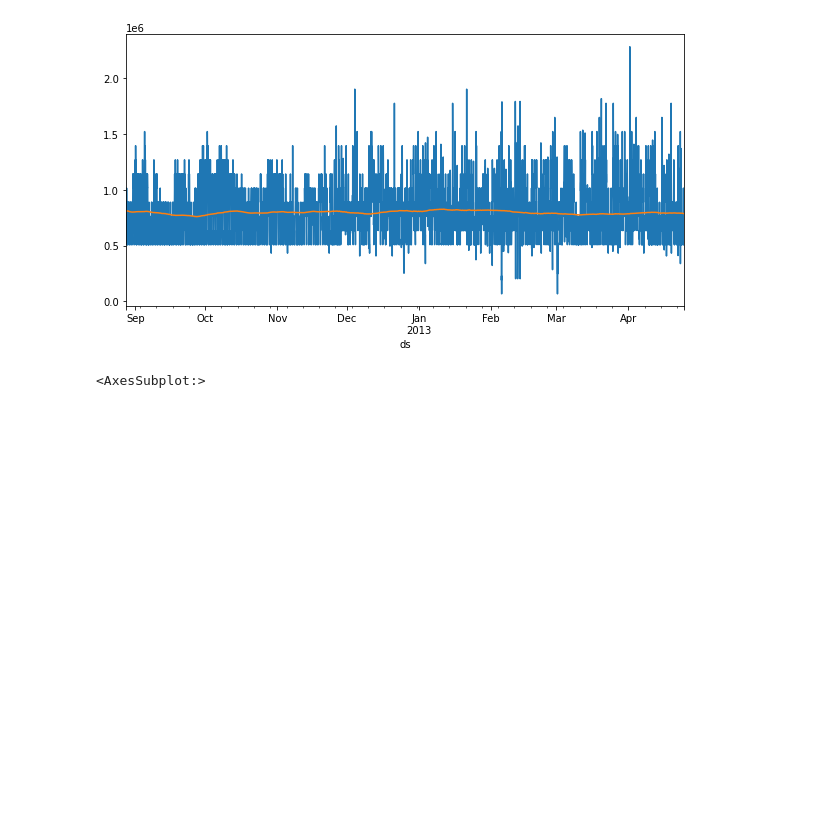
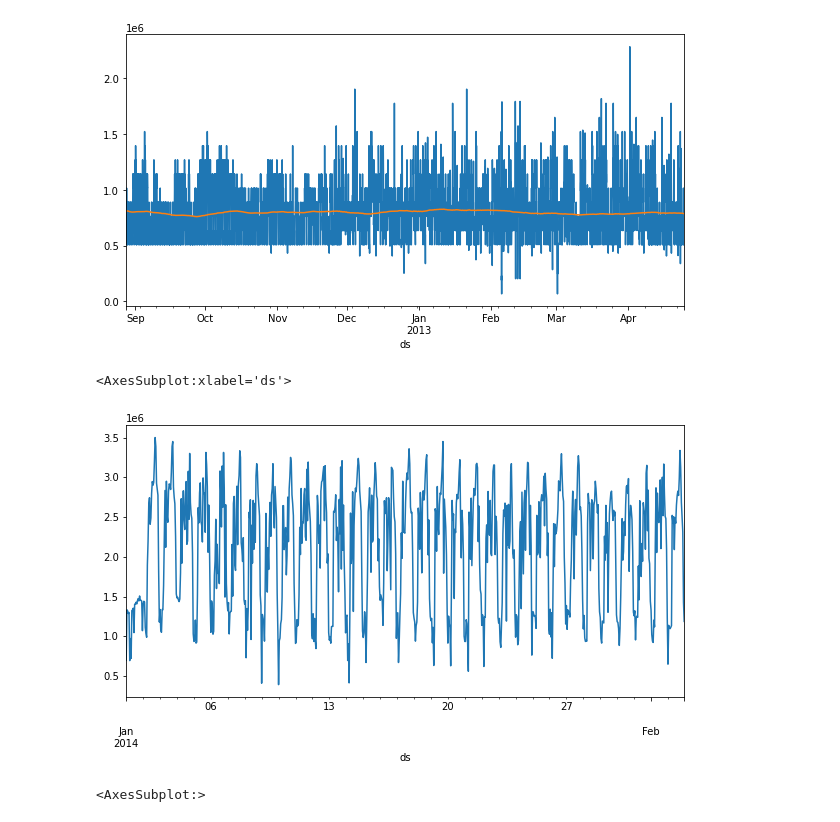
Before and after one commit to dantegates/keras-prophet, a Jupyter notebook: keras-prophet.ipynb, the cells around one changed output. Cells and saved outputs as stored; diff of their text form; code cells hidden in the pictures; blank space fills up the shorter version.

```diff
--- a/keras-prophet.ipynb
+++ b/keras-prophet.ipynb
@@ -141,6 +147,18 @@ df.iloc[:60 * 24 * 4].set_index('ds').scaling_factor.plot()
 # %% [output]
 <AxesSubplot:xlabel='ds'>
 [figure]
+# %%
+X = (
+    df[df.id.eq(df.id.sample().iloc[0])]
+    .sort_values('ds')
+    .set_index('ds')
+    .usage
+    .loc['2014-01-01':'2014-02-02']
+)
+X.plot(figsize=(10, 5))
+# %% [output]
+<AxesSubplot:xlabel='ds'>
+[figure, added]
 # %%
 (df.usage - df.scaling_factor).hist()
 # %% [output]
```
Also changed, not shown: parts of 17 cells of this notebook, 3 other files.
